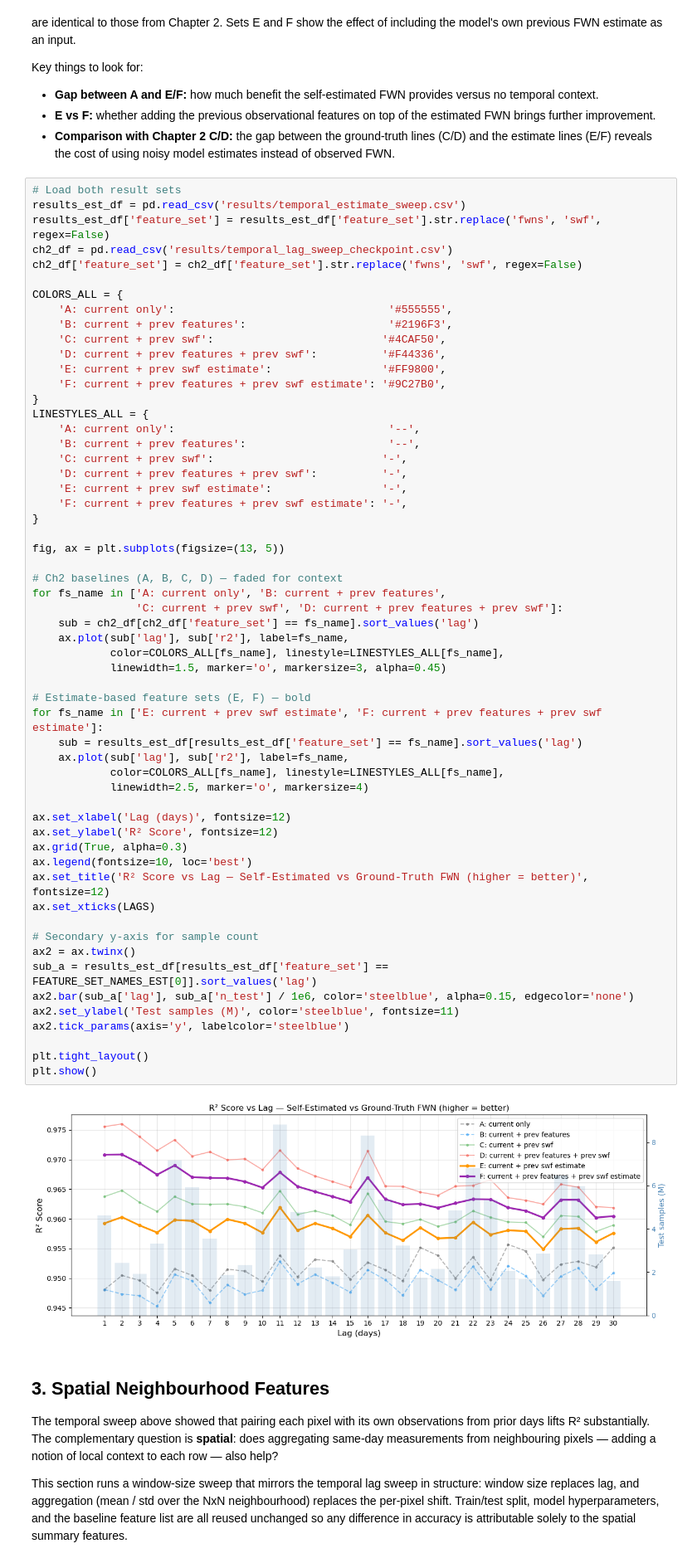
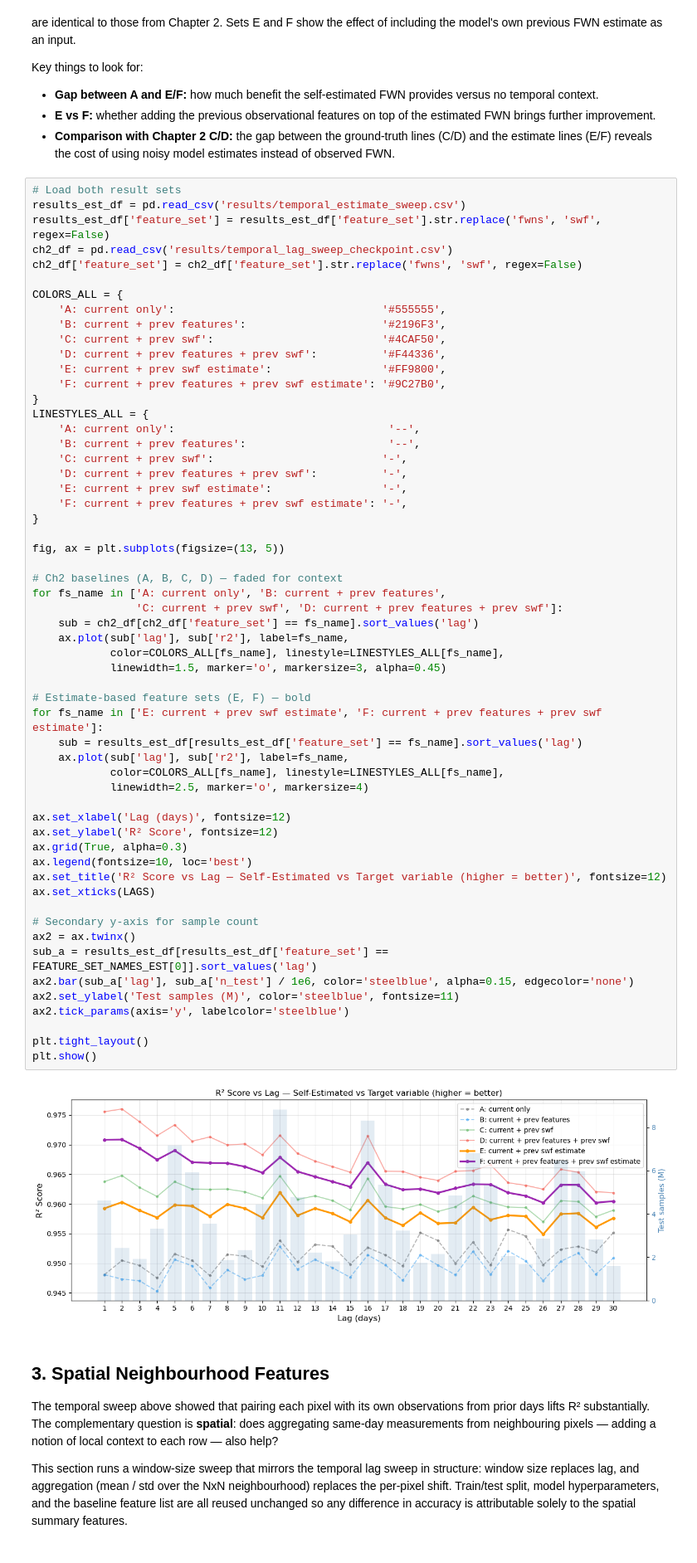
Before and after one commit to marcvem2AED/TFM_MCD_MarcVelascoMateu, a Jupyter notebook: 4-Temporal_and_spatial_context.ipynb, the cells around one changed output. Shown at 83% size. Cells and saved outputs as stored; diff of their text form.

```diff
--- a/4-Temporal_and_spatial_context.ipynb
+++ b/4-Temporal_and_spatial_context.ipynb
@@ -894,8 +894,8 @@ ch2_df = pd.read_csv('results/temporal_lag_sweep_checkpoint.csv')
 ch2_df['feature_set'] = ch2_df['feature_set'].str.replace('fwns', 'swf', regex=False)
 
 COLORS_ALL = {
-    'A: current only':                                 '#555555',
-    'B: current + prev features':                      '#2196F3',
+    'A: current only':                                '#555555',
+    'B: current + prev features':                     '#2196F3',
     'C: current + prev swf':                          '#4CAF50',
     'D: current + prev features + prev swf':          '#F44336',
     'E: current + prev swf estimate':                 '#FF9800',
@@ -916,35 +916,35 @@ fig, ax = plt.subplots(figsize=(13, 5))
 for fs_name in ['A: current only', 'B: current + prev features',
                 'C: current + prev swf', 'D: current + prev features + prev swf']:
     sub = ch2_df[ch2_df['feature_set'] == fs_name].sort_values('lag')
     ax.plot(sub['lag'], sub['r2'], label=fs_name,
             color=COLORS_ALL[fs_name], linestyle=LINESTYLES_ALL[fs_name],
             linewidth=1.5, marker='o', markersize=3, alpha=0.45)
 
 # Estimate-based feature sets (E, F) — bold
 for fs_name in ['E: current + prev swf estimate', 'F: current + prev features + prev swf estimate']:
     sub = results_est_df[results_est_df['feature_set'] == fs_name].sort_values('lag')
     ax.plot(sub['lag'], sub['r2'], label=fs_name,
             color=COLORS_ALL[fs_name], linestyle=LINESTYLES_ALL[fs_name],
             linewidth=2.5, marker='o', markersize=4)
 
 ax.set_xlabel('Lag (days)', fontsize=12)
 ax.set_ylabel('R² Score', fontsize=12)
 ax.grid(True, alpha=0.3)
 ax.legend(fontsize=10, loc='best')
-ax.set_title('R² Score vs Lag — Self-Estimated vs Ground-Truth FWN (higher = better)', fontsize=12)
+ax.set_title('R² Score vs Lag — Self-Estimated vs Target variable (higher = better)', fontsize=12)
 ax.set_xticks(LAGS)
 
 # Secondary y-axis for sample count
 ax2 = ax.twinx()
 sub_a = results_est_df[results_est_df['feature_set'] == FEATURE_SET_NAMES_EST[0]].sort_values('lag')
 ax2.bar(sub_a['lag'], sub_a['n_test'] / 1e6, color='steelblue', alpha=0.15, edgecolor='none')
 ax2.set_ylabel('Test samples (M)', color='steelblue', fontsize=11)
 ax2.tick_params(axis='y', labelcolor='steelblue')
 
 plt.tight_layout()
 plt.show()
 # %% [output]
-[figure, old version]
+[figure, new version]
 # %% [markdown]
 ## 3. Spatial Neighbourhood Features
 
```
Also changed, not shown: 2 other files.
